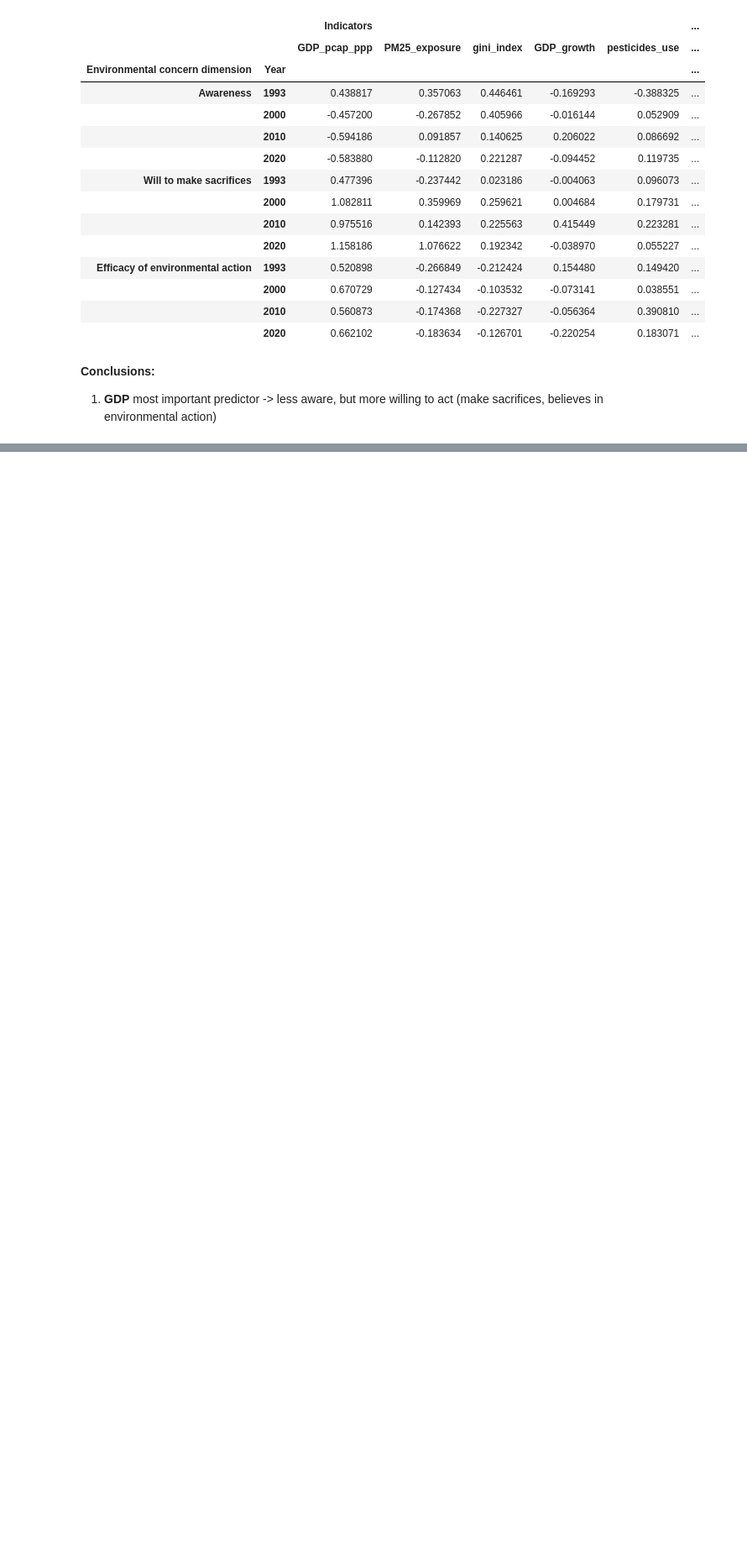
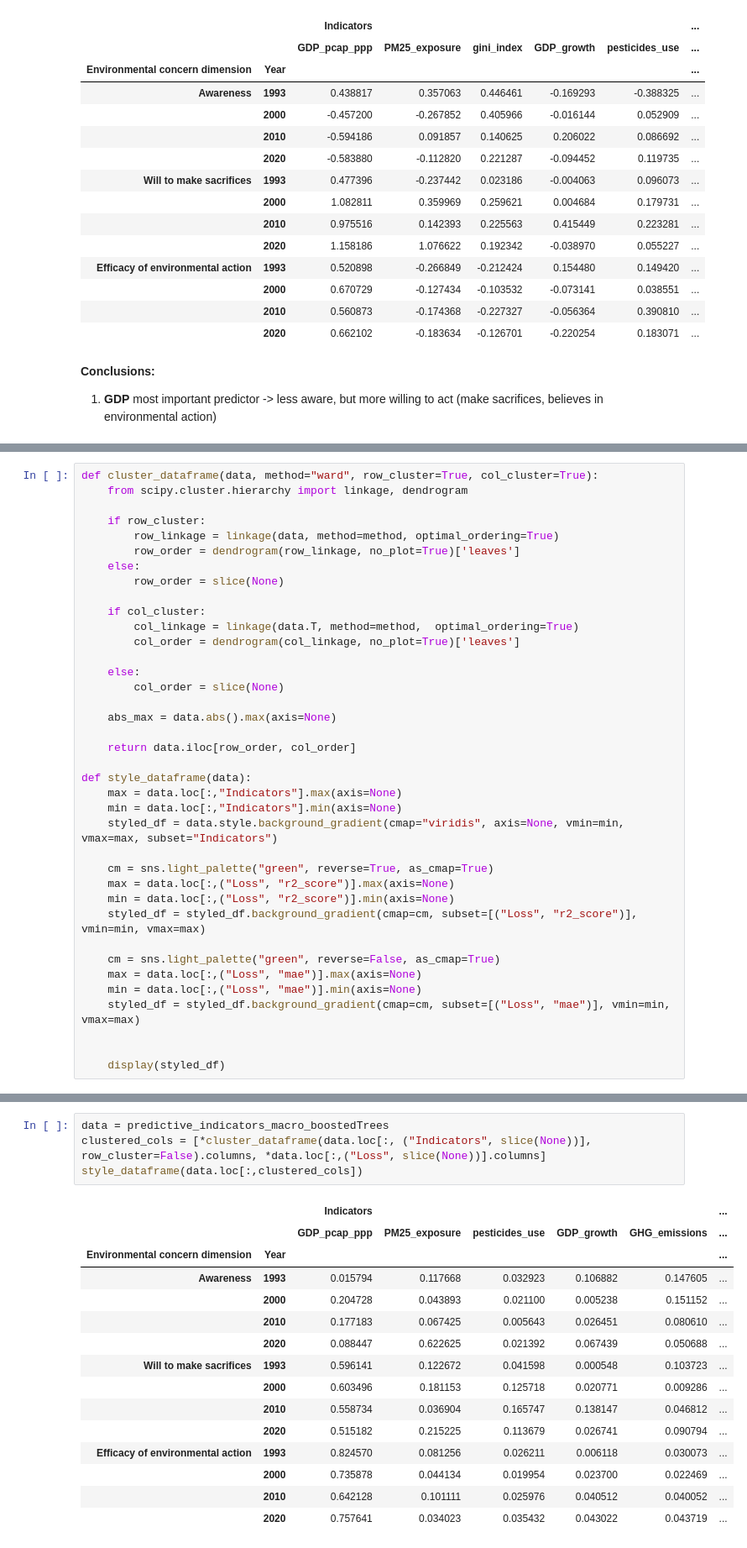
Before and after one commit to EdoardoTronconi/TesiMagistrale, a Jupyter notebook: PredictiveIndicators.ipynb, the cells around one changed output, grey strips where cells are left out. Shown at 84% size. Saved outputs shown, nothing was run; the diff lists cells and outputs as text; blank space fills up the shorter version.

```diff
--- a/PredictiveIndicators.ipynb
+++ b/PredictiveIndicators.ipynb
@@ -464,0 +570,38 @@ ___
+# %%
+def cluster_dataframe(data, method="ward", row_cluster=True, col_cluster=True):
+    from scipy.cluster.hierarchy import linkage, dendrogram
+
+    if row_cluster:
+        row_linkage = linkage(data, method=method, optimal_ordering=True)
+        row_order = dendrogram(row_linkage, no_plot=True)['leaves']
+    else:
+        row_order = slice(None)
+
+    if col_cluster:
+        col_linkage = linkage(data.T, method=method,  optimal_ordering=True)
+        col_order = dendrogram(col_linkage, no_plot=True)['leaves']
+
+    else:
+        col_order = slice(None)
+
+    abs_max = data.abs().max(axis=None)
+
+    return data.iloc[row_order, col_order]
+
+def style_dataframe(data):
+    max = data.loc[:,"Indicators"].max(axis=None)
+    min = data.loc[:,"Indicators"].min(axis=None)
+    styled_df = data.style.background_gradient(cmap="viridis", axis=None, vmin=min, vmax=max, subset="Indicators")
+
+    cm = sns.light_palette("green", reverse=True, as_cmap=True)
+    max = data.loc[:,("Loss", "r2_score")].max(axis=None)
+    min = data.loc[:,("Loss", "r2_score")].min(axis=None)
+    styled_df = styled_df.background_gradient(cmap=cm, subset=[("Loss", "r2_score")], vmin=min, vmax=max)
+
+    cm = sns.light_palette("green", reverse=False, as_cmap=True)
+    max = data.loc[:,("Loss", "mae")].max(axis=None)
+    min = data.loc[:,("Loss", "mae")].min(axis=None)
+    styled_df = styled_df.background_gradient(cmap=cm, subset=[("Loss", "mae")], vmin=min, vmax=max)
+
+
+    display(styled_df)
@@ -464,0 +641,20 @@ ___
+# %%
+data = predictive_indicators_macro_boostedTrees
+clustered_cols = [*cluster_dataframe(data.loc[:, ("Indicators", slice(None))], row_cluster=False).columns, *data.loc[:,("Loss", slice(None))].columns]
+style_dataframe(data.loc[:,clustered_cols])
+# %% [output]
+|  |  | Indicators |  |  |  |  | ... |
+|  |  | GDP_pcap_ppp | PM25_exposure | pesticides_use | GDP_growth | GHG_emissions | ... |
+| Environmental concern dimension | Year |  |  |  |  |  | ... |
+| Awareness | 1993 | 0.015794 | 0.117668 | 0.032923 | 0.106882 | 0.147605 | ... |
+|  | 2000 | 0.204728 | 0.043893 | 0.021100 | 0.005238 | 0.151152 | ... |
+|  | 2010 | 0.177183 | 0.067425 | 0.005643 | 0.026451 | 0.080610 | ... |
+|  | 2020 | 0.088447 | 0.622625 | 0.021392 | 0.067439 | 0.050688 | ... |
+| Will to make sacrifices | 1993 | 0.596141 | 0.122672 | 0.041598 | 0.000548 | 0.103723 | ... |
+|  | 2000 | 0.603496 | 0.181153 | 0.125718 | 0.020771 | 0.009286 | ... |
+|  | 2010 | 0.558734 | 0.036904 | 0.165747 | 0.138147 | 0.046812 | ... |
+|  | 2020 | 0.515182 | 0.215225 | 0.113679 | 0.026741 | 0.090794 | ... |
+| Efficacy of environmental action | 1993 | 0.824570 | 0.081256 | 0.026211 | 0.006118 | 0.030073 | ... |
+|  | 2000 | 0.735878 | 0.044134 | 0.019954 | 0.023700 | 0.022469 | ... |
+|  | 2010 | 0.642128 | 0.101111 | 0.025976 | 0.040512 | 0.040052 | ... |
+|  | 2020 | 0.757641 | 0.034023 | 0.035432 | 0.043022 | 0.043719 | ... |
```
Also changed, not shown: parts of 18 cells of this notebook, 4 other files.
